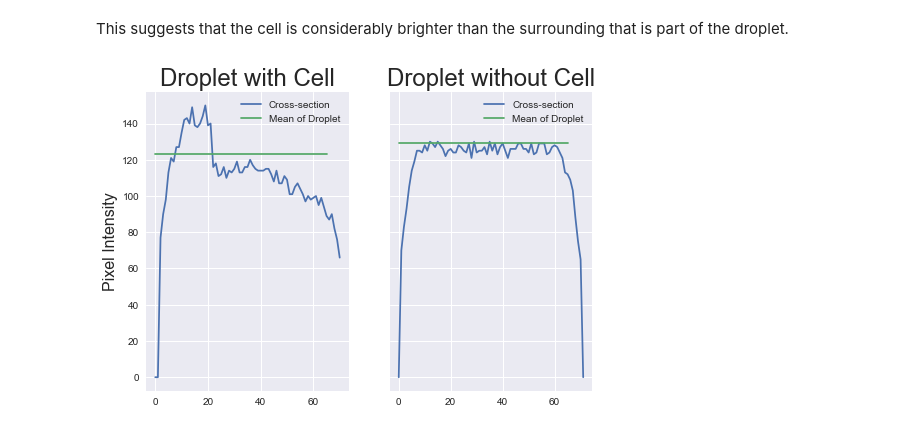
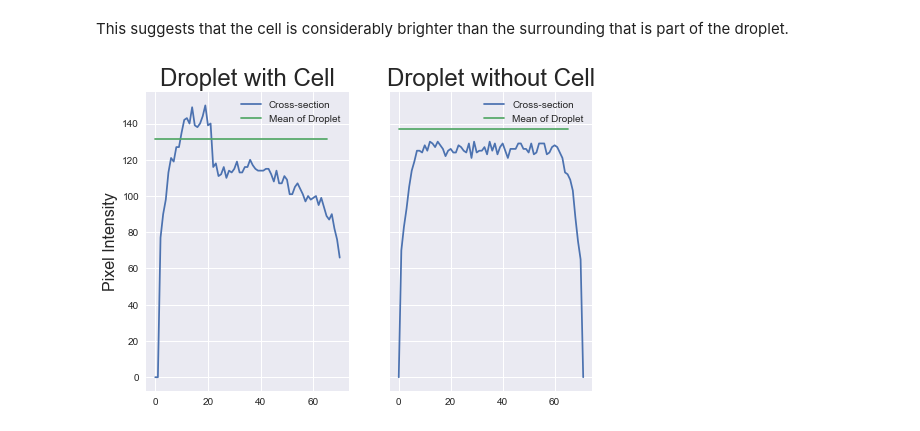
Before and after one commit to adamcatching/Polio_DIPS, a Jupyter notebook: notebook/2018-08/2018-08-29.ipynb, the cells around one changed output. Cells and saved outputs as stored; diff of their text form; code cells hidden in the pictures.

```diff
--- a/notebook/2018-08/2018-08-29.ipynb
+++ b/notebook/2018-08/2018-08-29.ipynb
@@ -51,7 +50,7 @@ print(len(group_3_bright))
 # Bring the previously determined droplets with cells values from yesterday
 group_1_cell_numbers = np.array([4, 9, 10, 11, 24, 37, 38, 43, 45, 47, 49, 57, 72, 75, 86, 99,
                                  111, 116, 117, 128, 135, 139, 145, 152, 155, 161, 167, 171, 174,
-                                 175, 182, 184, 187, 203, 204, 212, 226, 231, 235, 236, 240, 266,
+                                 182, 184, 187, 203, 204, 212, 226, 231, 235, 236, 240, 266,
                                  269, 270, 272, 277, 282, 286, 292, 294, 296, 301, 305, 306, 323,
                                  325, 326, 332, 342, 345, 350, 351, 352, 356, 371, 385, 403, 404,
                                  421, 427, 429, 432, 437, 441, 446, 447, 450, 461, 462, 473])
@@ -117,16 +116,16 @@ drop_without_cell_mean, drop_without_cell_std = find_mean_std(drop_without_cell)
 # %%
 # Show the values of the cross-section of the droplet
 fig, ax = plt.subplots(1, 2, sharey=True)
 ax[0].plot(drop_with_cell[30], label='Cross-section')
-ax[0].plot([0, 65], [drop_with_cell_mean+drop_with_cell_std]*2, label='Mean of Droplet')
+ax[0].plot([0, 65], [drop_with_cell_mean+drop_with_cell_std*1.5]*2, label='Mean of Droplet')
 ax[0].legend()
 ax[0].set_title('Droplet with Cell', size=24)
 ax[0].set_ylabel('Pixel Intensity', size=16)
 
 ax[1].plot(drop_without_cell[25], label='Cross-section')
-ax[1].plot([0, 65], [drop_without_cell_mean+drop_without_cell_std]*2, label='Mean of Droplet')
+ax[1].plot([0, 65], [drop_without_cell_mean+drop_without_cell_std*1.5]*2, label='Mean of Droplet')
 ax[1].legend()
 ax[1].set_title('Droplet without Cell', size=24)
 plt.show()
 # %% [output]
-[figure, old version]
+[figure, new version]
```
Also changed, not shown: parts of 27 cells of this notebook.
